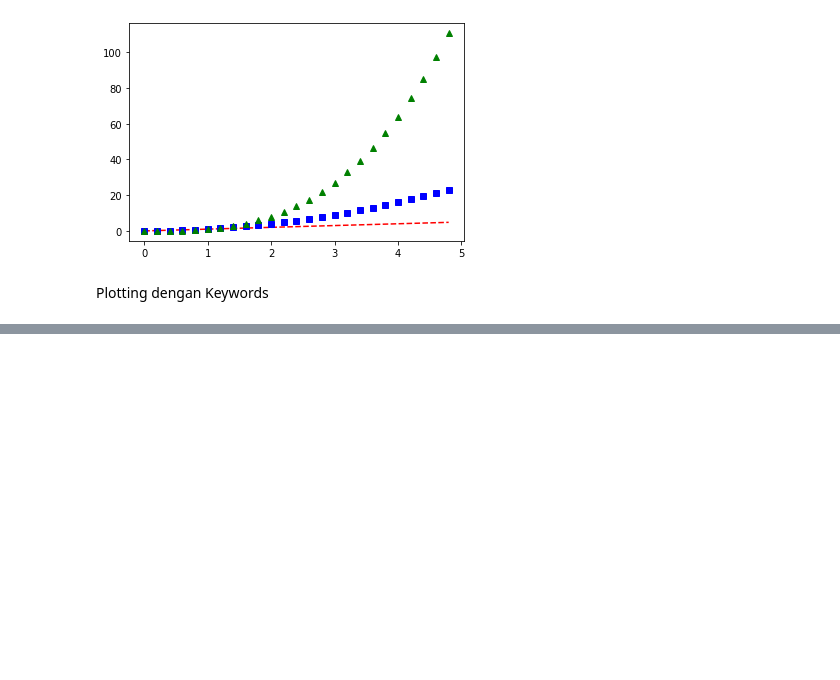
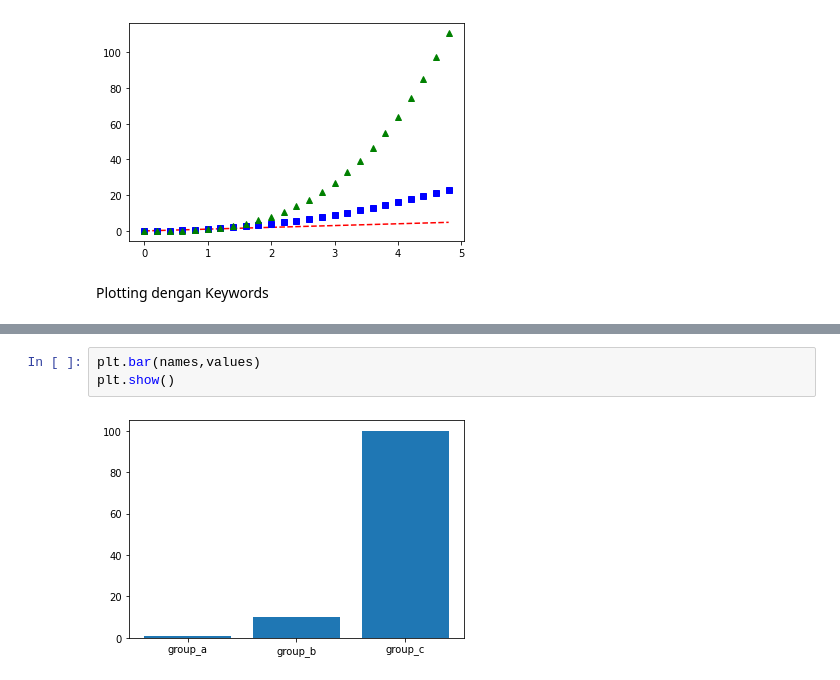
Before and after one commit to crzysab/Python-Matplotlib, a Jupyter notebook: MPL_02.ipynb, the cells around one changed output, grey strips where cells are left out. Saved outputs shown, nothing was run; the diff lists cells and outputs as text; blank space fills up the shorter version.

```diff
--- a/MPL_02.ipynb
+++ b/MPL_02.ipynb
@@ -125,0 +141,5 @@ plt.show()
+# %%
+plt.bar(names,values)
+plt.show()
+# %% [output]
+[figure, added]
```
Also changed, not shown: parts of 7 cells of this notebook.
